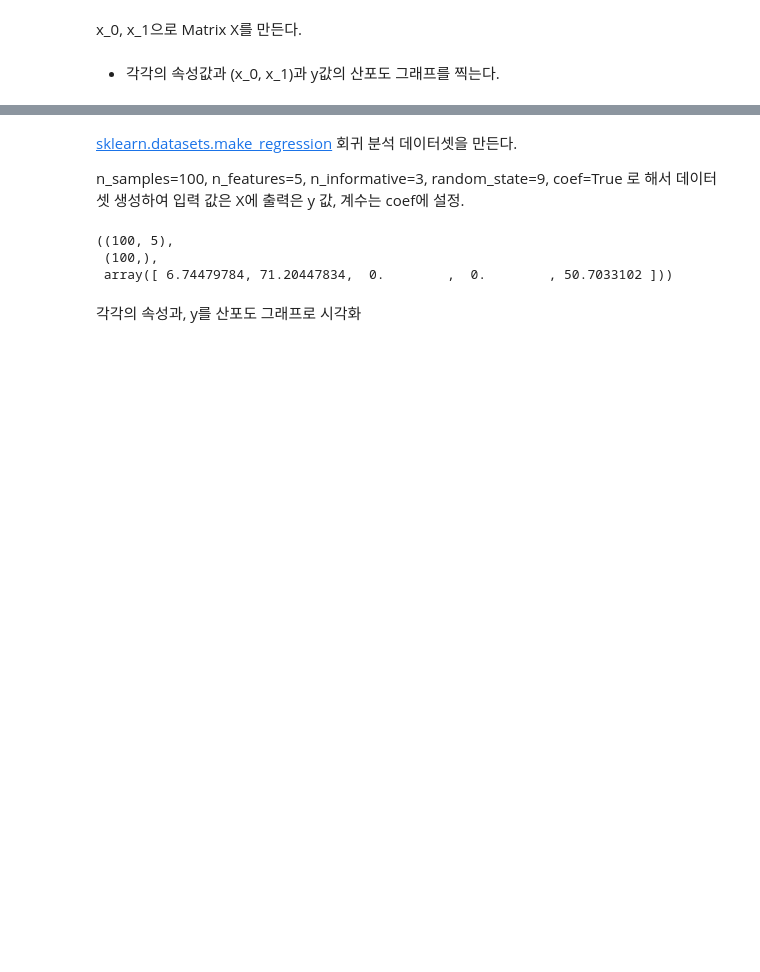
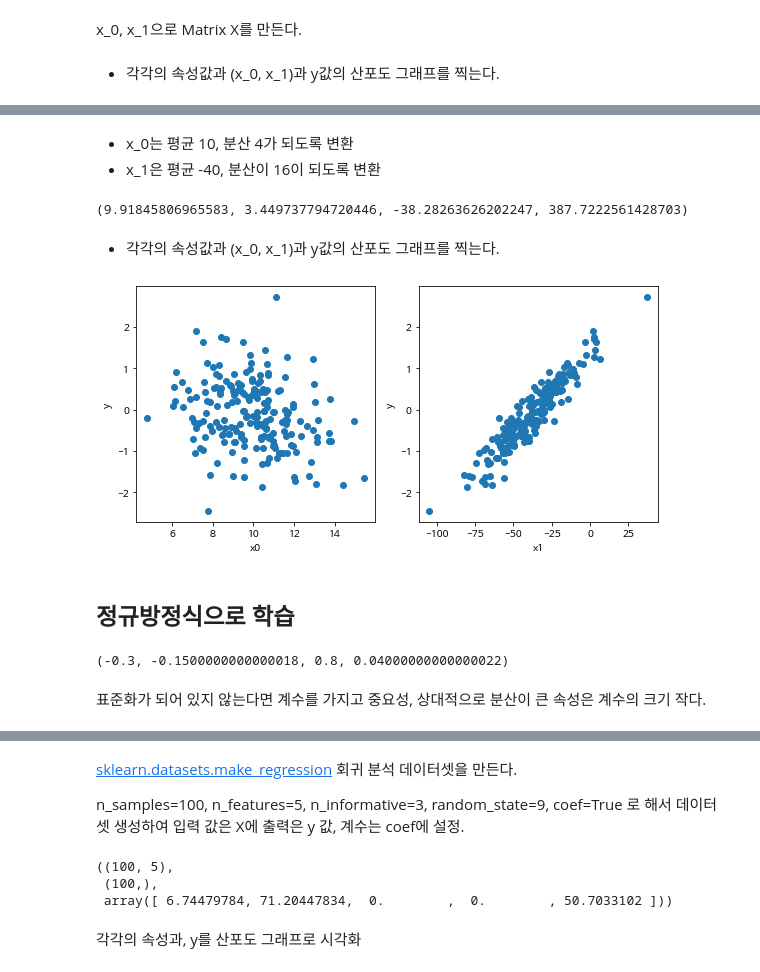
Before and after one commit to sunkusun9/ML2022_1, a Jupyter notebook: linear_regression.ipynb, the cells around one changed output, grey strips where cells are left out. Saved outputs shown, nothing was run; the diff lists cells and outputs as text; code cells hidden in the pictures; blank space fills up the shorter version.

```diff
--- a/linear_regression.ipynb
+++ b/linear_regression.ipynb
@@ -64,0 +95,24 @@ plt.show()
+# %%
+np.random.seed(42)
+beta =  np.random.rand(3) * 2 - 1 # [-1, 1) 까지 랜덤 번호 생성
+beta_0 = beta[0]
+beta = beta[1:]
+learning_rate = 0.1
+epoch = 10
+for j in range(epoch):
+    y_delta =  y - beta_0 - np.matmul(X, beta)
+    """
+    ### Vectorized Operation을 사용하지 않는다면
+    F_delta_by_beta_0 = 0
+    F_delta_by_beta = np.zeros(2)
+    for i in range(i):
+        F_delta_by_beta_0 += -y_delta[i]
+        F_delta_by_beta += -x[i] * y_delta[i]
+    F_delta_by_beta_0 = F_delta_by_beta_0 / n
+    F_delta_by_beta = F_delta_by_beta / n
+    """
+    F_delta_by_beta_0 = -np.mean(y_delta)
+    #F_delta_by_beta = -np.mean(X * y_delta[:, np.newaxis], axis=0)
+    F_delta_by_beta = -np.dot(X.T, y_delta) / n # 좀 더효율적이고 간결하다
+    beta_0 -= learning_rate * F_delta_by_beta_0
+    beta -= learning_rate * F_delta_by_beta
@@ -64,0 +121,10 @@ plt.show()
+# %%
+%%timeit
+
+F_delta_by_beta_0 = 0
+F_delta_by_beta = np.zeros(2)
+for i in range(X.shape[0]):
+    F_delta_by_beta_0 += -y_delta[i]
+    F_delta_by_beta += -X[i] * y_delta[i]
+F_delta_by_beta_0 = F_delta_by_beta_0 / n
+F_delta_by_beta = F_delta_by_beta / n
@@ -64,0 +145,24 @@ plt.show()
+# %% [markdown]
+* x_0는 평균 10, 분산 4가 되도록 변환
+* x_1은 평균 -40, 분산이 16이 되도록 변환
+# %%
+x_0 = x_0 * 2 + 10 # 표준편차 2를 곱하고 여기에 평균 10을 더한다
+x_1 = x_1 * 20 - 40 # 표준편차 20를 곱하고 여기에 평균 -40을 더한다
+np.mean(x_0), np.var(x_0), np.mean(x_1), np.var(x_1) # 각각 평균과 분산을 뽑아 확인
+# %% [output]
+(9.91845806965583, 3.449737794720446, -38.28263626202247, 387.7222561428703)
+# %% [markdown]
+* 각각의 속성값과 (x_0, x_1)과 y값의 산포도 그래프를 찍는다.
+# %%
+fig, axs = plt.subplots(1, 2, figsize=(8, 4))
+for i, ax in enumerate(axs):
+    col_name = 'x{}'.format(i)
+    ax.scatter(X[:, i], y, label=col_name)
+    ax.set_xlabel(col_name)
+    ax.set_ylabel("y")
+plt.tight_layout()
+plt.show()
+# %% [output]
+[figure, added]
+# %% [markdown]
+## 정규방정식으로 학습
@@ -64,0 +174,6 @@ plt.show()
+# %%
+beta_1, beta_hat1, beta_2, beta_hat2
+# %% [output]
+(-0.3, -0.1500000000000018, 0.8, 0.04000000000000022)
+# %% [markdown]
+표준화가 되어 있지 않는다면 계수를 가지고 중요성, 상대적으로 분산이 큰 속성은 계수의 크기 작다.
```
Also changed, not shown: parts of 20 cells of this notebook.
